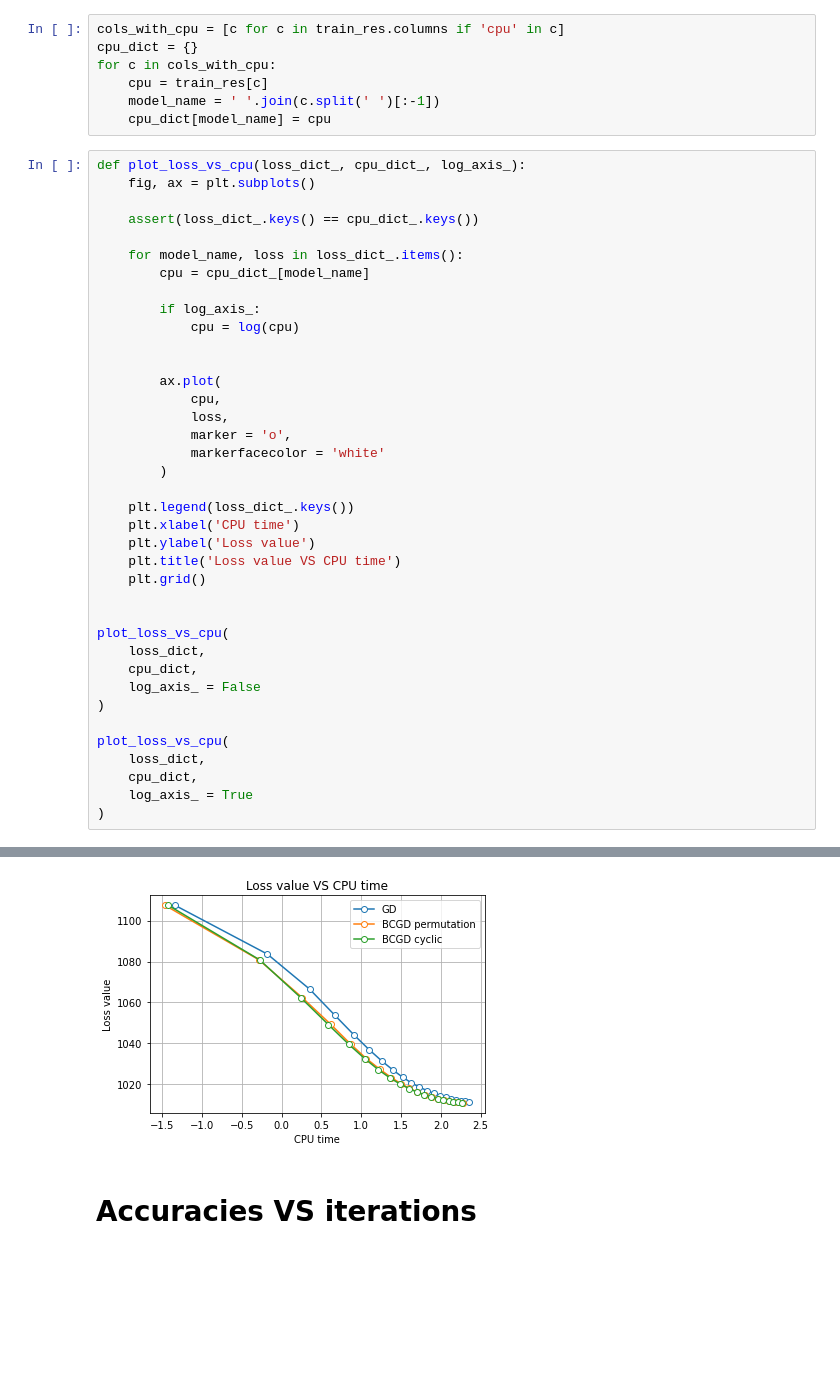
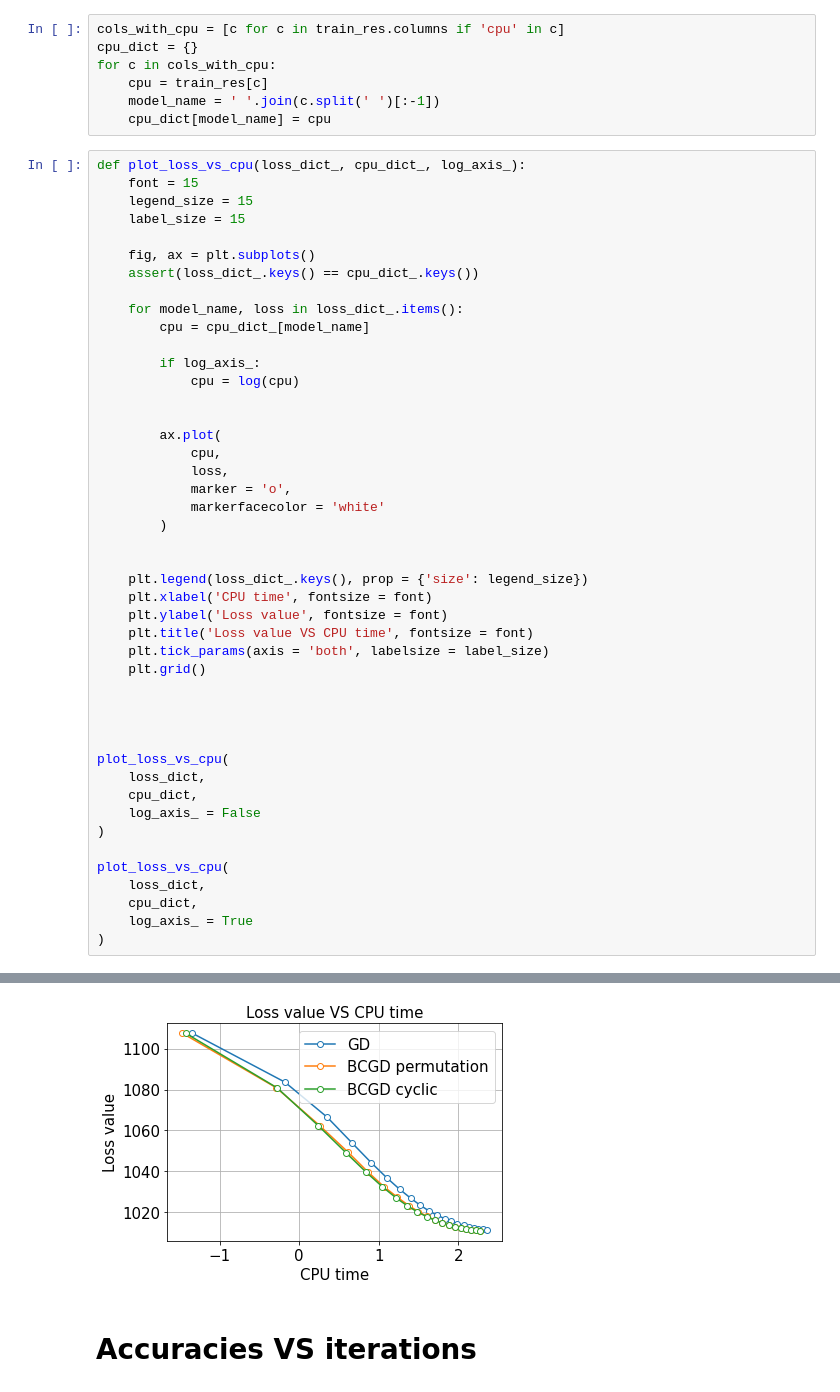
Before and after one commit to PashaIanko/Semi-Supervised-Labelling, a Jupyter notebook: model_evaluation.ipynb, the cells around one changed output, grey strips where cells are left out. Drawn from its saved outputs; the diff is of its cells as text; blank space fills up the shorter version.

Commit message:
fixed graphics, font sizes

```diff
--- a/model_evaluation.ipynb
+++ b/model_evaluation.ipynb
@@ -164,8 +178,11 @@ for c in cols_with_cpu:
     cpu_dict[model_name] = cpu
 # %%
 def plot_loss_vs_cpu(loss_dict_, cpu_dict_, log_axis_):
+    font = 15
+    legend_size = 15
+    label_size = 15
+
     fig, ax = plt.subplots()
-
     assert(loss_dict_.keys() == cpu_dict_.keys())
 
     for model_name, loss in loss_dict_.items():
@@ -182,11 +199,15 @@ def plot_loss_vs_cpu(loss_dict_, cpu_dict_, log_axis_):
             markerfacecolor = 'white'
         )
 
-    plt.legend(loss_dict_.keys())
-    plt.xlabel('CPU time')
-    plt.ylabel('Loss value')
-    plt.title('Loss value VS CPU time')
+
+    plt.legend(loss_dict_.keys(), prop = {'size': legend_size})
+    plt.xlabel('CPU time', fontsize = font)
+    plt.ylabel('Loss value', fontsize = font)
+    plt.title('Loss value VS CPU time', fontsize = font)
+    plt.tick_params(axis = 'both', labelsize = label_size)
     plt.grid()
+
+
 
 
 plot_loss_vs_cpu(
@@ -205,4 +226,4 @@ plot_loss_vs_cpu(
-[figure, old version]
+[figure, new version]
 # %% [markdown]
 # Accuracies VS iterations
 # %%
```
Also changed, not shown: parts of 7 cells of this notebook.
